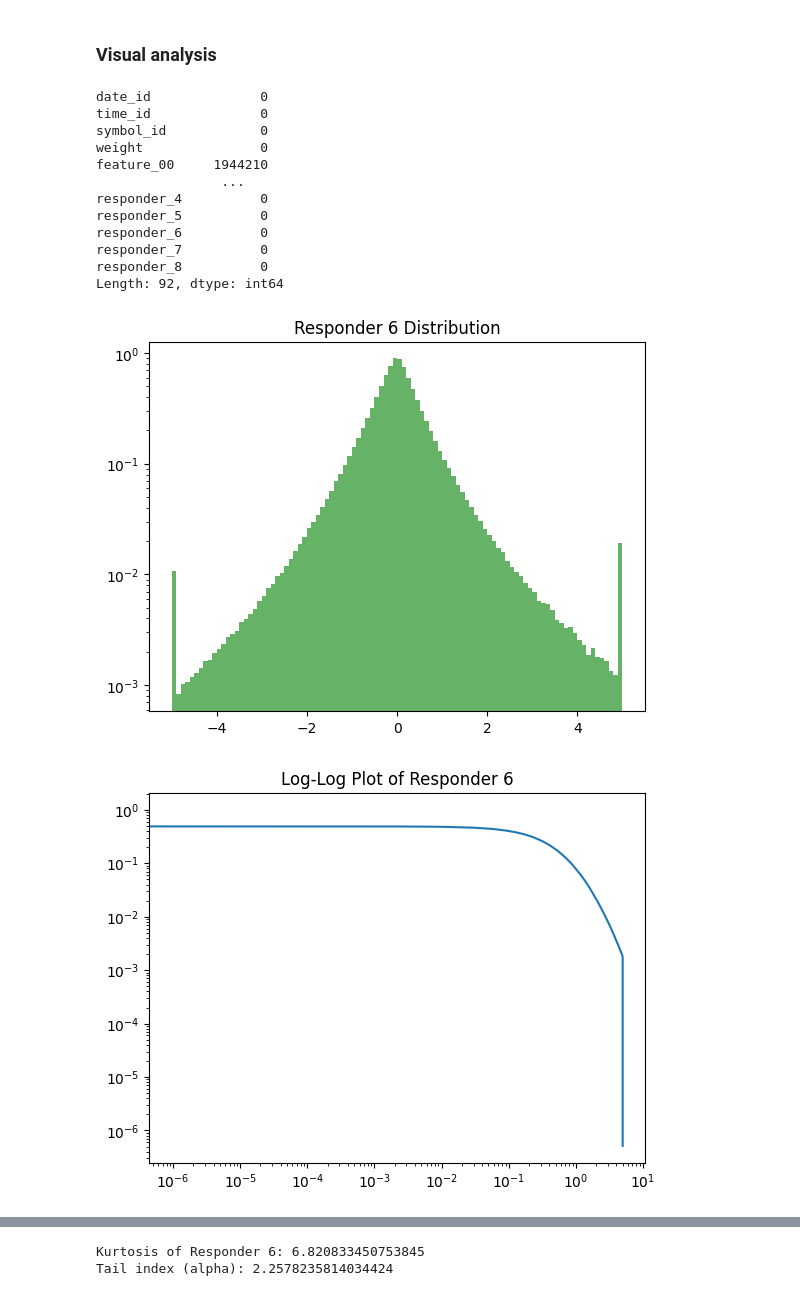
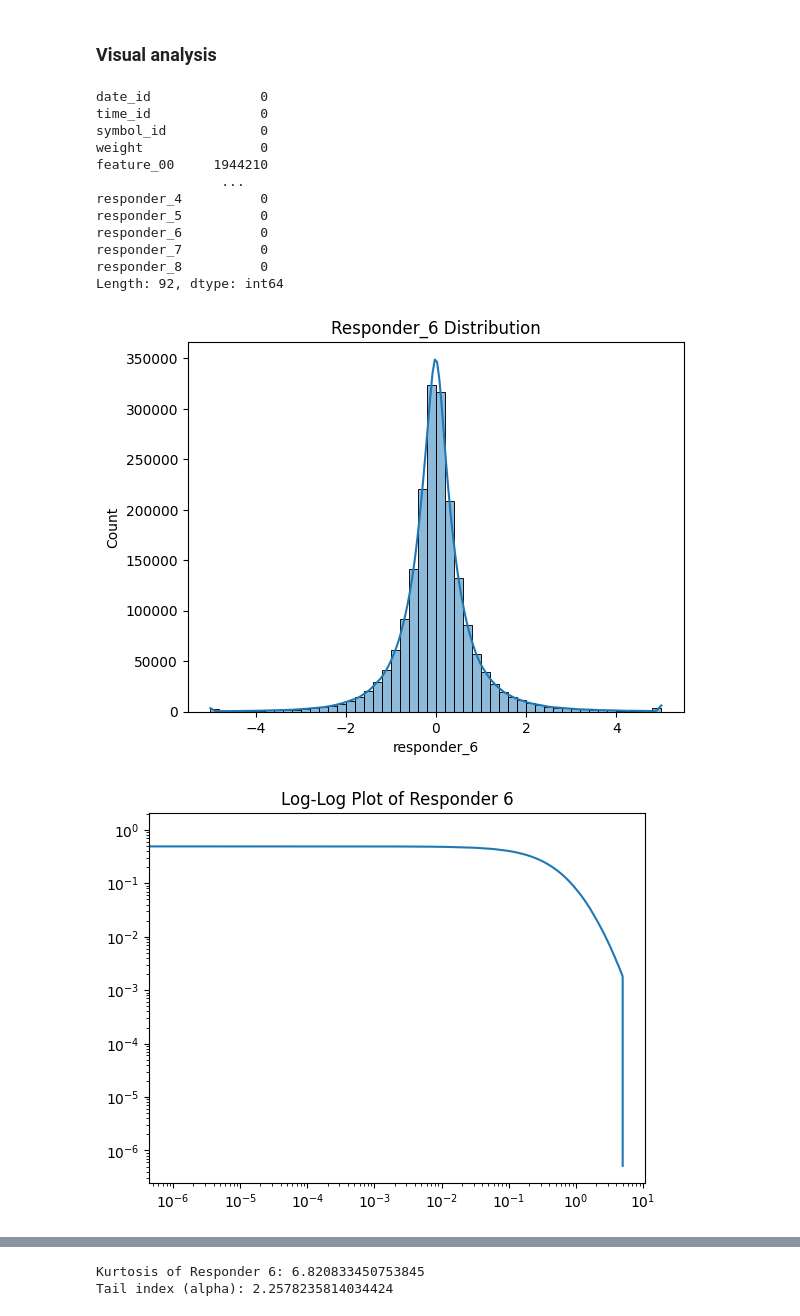
Before and after one commit to toniIepure25/JaneStreetKaggleCompetition, a Jupyter notebook: notebooks/01_data_exploration.ipynb, the cells around one changed output, grey strips where cells are left out. Drawn from its saved outputs; the diff is of its cells as text; code cells hidden in the pictures.

```diff
--- a/notebooks/01_data_exploration.ipynb
+++ b/notebooks/01_data_exploration.ipynb
@@ -5,39 +36,49 @@
 # %%
 import pandas as pd
 import seaborn as sns
 import matplotlib.pyplot as plt
 import numpy as np
 
 # Load data
-df = pd.read_parquet('/content/drive/MyDrive/Colab Notebooks/JaneStreetKaggleCompetition/data/raw/train/partition_id=0/part-0.parquet')
-# df = pd.read_parquet('/drive/MyDrive/Colab Notebooks/JaneStreetKaggleCompetition/data/raw/train/partition_id=0/part-0.parquet')
+# df = pd.read_parquet('/content/drive/MyDrive/Colab Notebooks/JaneStreetKaggleCompetition/data/raw/train/partition_id=0/part-0.parquet')
+# df = pd.read_parquet('/content/drive/MyDrive/Colab Notebooks/JaneStreetKaggleCompetition/data/processed/combined_train_data.parquet')
+raw_data = pd.read_parquet('/content/drive/MyDrive/Colab Notebooks/JaneStreetKaggleCompetition/data/processed/combined_train_data.parquet')
 
 # Check for missing values
-print(df.isnull().sum())
+print(raw_data.isnull().sum())
 
-responder = df['responder_6']
-plt.hist(responder, bins=100, density=True, alpha=0.6, color='g')
-plt.title('Responder 6 Distribution')
-plt.yscale('log')  # Log scale to inspect fat tails
+responder = raw_data['responder_6']
+# plt.hist(responder, bins=100, density=True, alpha=0.6, color='g')
+# plt.title('Responder 6 Distribution Log Scaled Y')
+# plt.yscale('log')  # Log scale to inspect fat tails
+# plt.show()
+
+sns.histplot(responder, bins=50, kde=True)
+plt.title("Responder_6 Distribution")
 plt.show()
 
 # Log-log plot for tail
 sorted_responder = np.sort(responder)
 plt.loglog(sorted_responder, np.arange(len(sorted_responder), 0, -1) / len(sorted_responder))
 plt.title('Log-Log Plot of Responder 6')
 plt.show()
+
+# Trends over time
+avg_responder = raw_data.groupby("date_id")["responder_6"].mean()
+avg_responder.plot(title="Average Responder_6 Over Time")
+plt.show()
 # %% [output]
 date_id              0
 time_id              0
 symbol_id            0
 weight               0
 feature_00     1944210
                 ...
 responder_4          0
 responder_5          0
 responder_6          0
 responder_7          0
 responder_8          0
 Length: 92, dtype: int64
-[figure, old version]
+[figure, new version]
 [figure]
```
Also changed, not shown: parts of 31 cells of this notebook, 11 other files.
